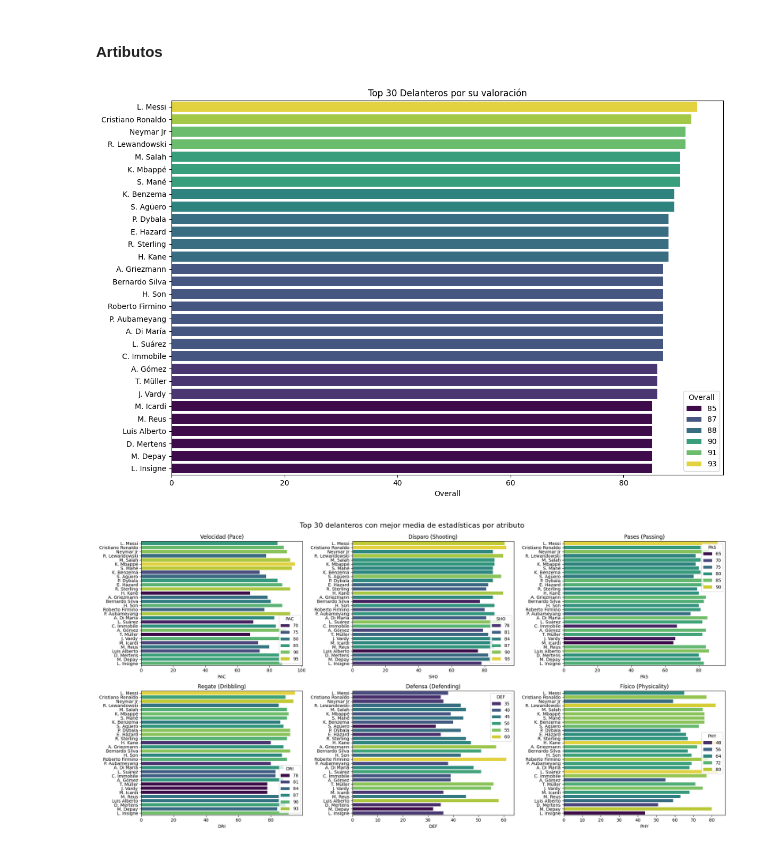
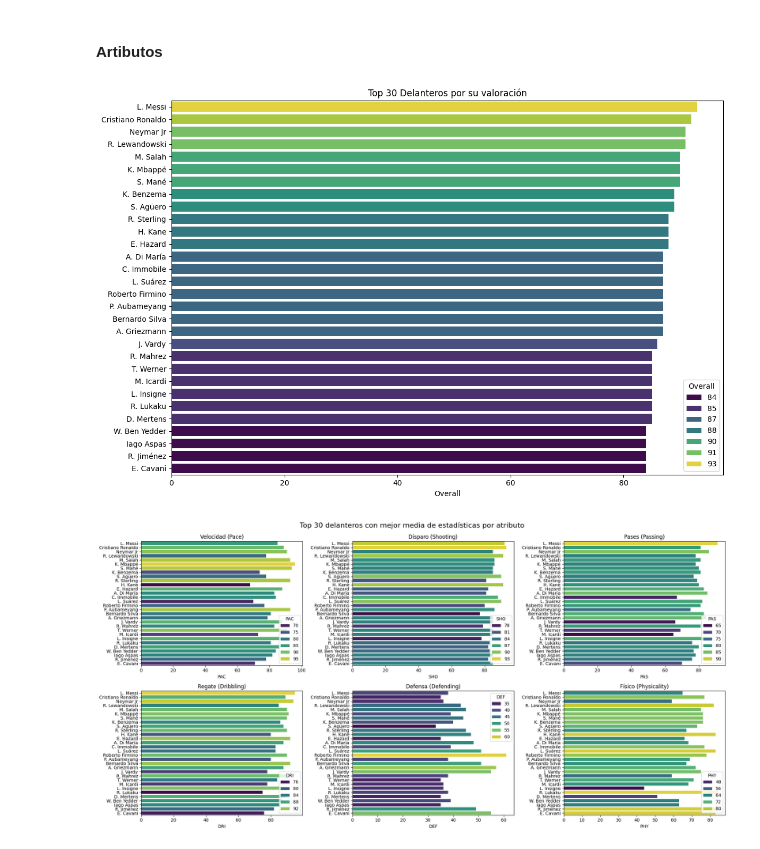
Before and after one commit to Tomaslopera/Fifa_Analysis, a Jupyter notebook: fifa21_analysis.ipynb, the cells around one changed output. Drawn from its saved outputs; the diff is of its cells as text; code cells hidden in the pictures.

```diff
--- a/fifa21_analysis.ipynb
+++ b/fifa21_analysis.ipynb
@@ -524,18 +526,18 @@ plt.show()
 # %% [markdown]
 #### Artibutos
 # %%
-df_delanteros = df[df['Positions'].str.contains('ST|CF|RW|LW|RF|LF')]
+df_delanteros = df[df['Best Position'].str.contains('ST|CF|RW|LW|RF|LF')]
 top30_delanteros = df_delanteros.sort_values(by='Overall', ascending=False).head(30)
 
 plt.figure(figsize=(12, 8))
 sns.barplot(data=top30_delanteros, x='Overall', y='Name', palette='viridis', hue='Overall')
 plt.title('Top 30 Delanteros por su valoración')
 plt.xlabel('Overall')
 plt.ylabel('')
 plt.tight_layout()
 plt.show()
 # %% [output]
-[figure, old version]
+[figure, new version]
 # %%
 fig, ax = plt.subplots(2, 3, figsize=(20, 10))
 
@@ -563,4 +565,4 @@ plt.tight_layout()
 plt.subplots_adjust(top=0.92)
 plt.show()
 # %% [output]
-[figure, old version]
+[figure, new version]
```
Also changed, not shown: parts of 7 cells of this notebook, 9 other files.
